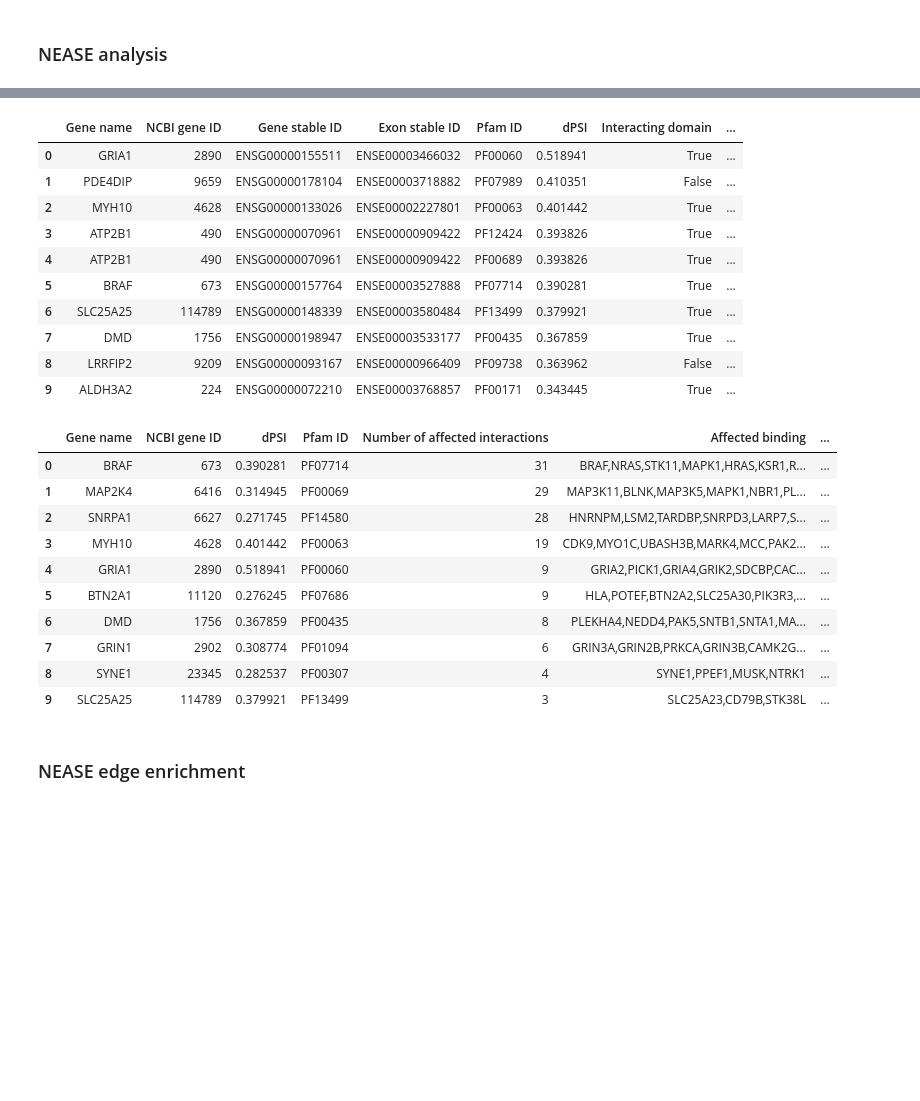
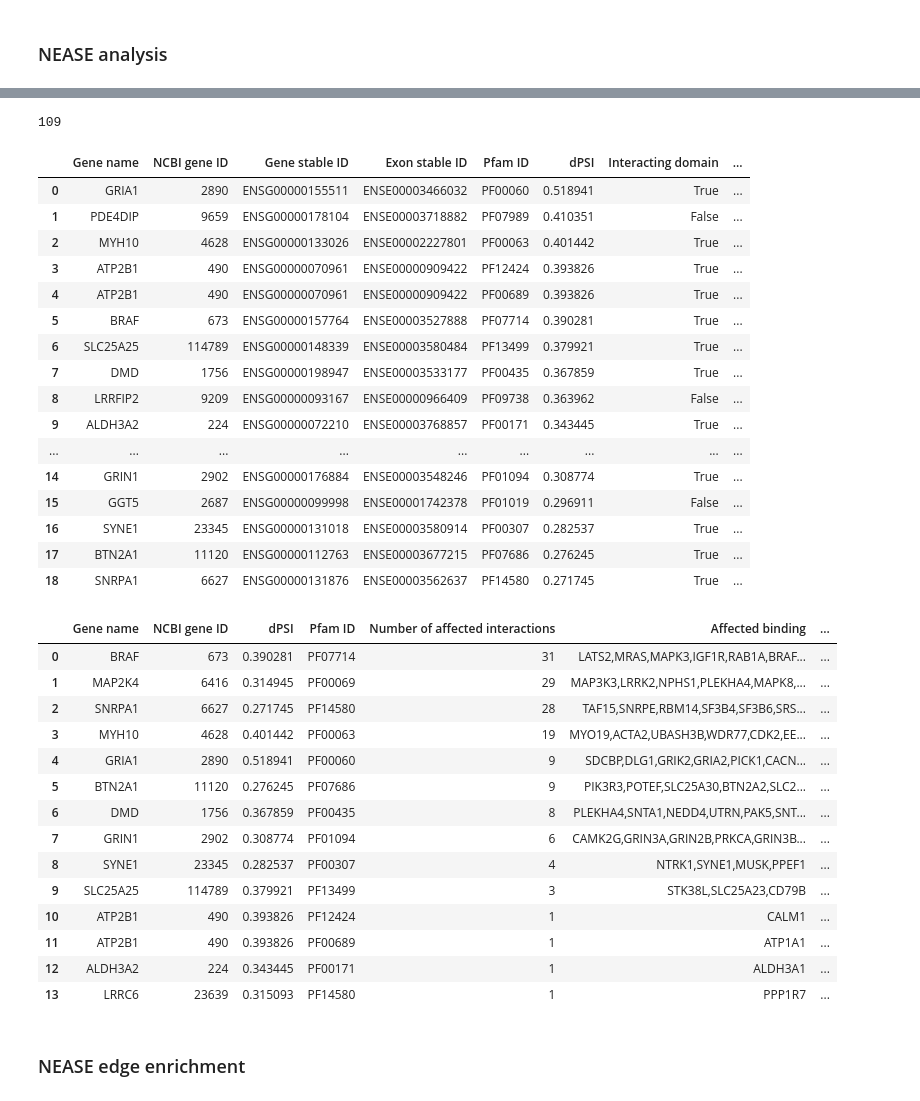
Before and after one commit to louadi/NEASE-tutorials, a Jupyter notebook: MS.ipynb, the cells around one changed output, grey strips where cells are left out. Drawn from its saved outputs; the diff is of its cells as text; code cells hidden in the pictures; blank space fills up the shorter version.

```diff
--- a/MS.ipynb
+++ b/MS.ipynb
@@ -59,36 +66,50 @@ events.classic_enrich(gseapy_databases=['Reactome_2016']).head(10)
+# %%
+len(events.spliced_genes)
+# %% [output]
+109
 # %%
 # Get list of all protein domais affected by AS.
 # A link to DIGGER database for lost/gained domain and their binding.
 
-events.get_domains().head(10)
+events.get_domains()
 # %% [output]
 |  | Gene name | NCBI gene ID | Gene stable ID | Exon stable ID | Pfam ID | dPSI | Interacting domain | ... |
 | 0 | GRIA1 | 2890 | ENSG00000155511 | ENSE00003466032 | PF00060 | 0.518941 | True | ... |
 | 1 | PDE4DIP | 9659 | ENSG00000178104 | ENSE00003718882 | PF07989 | 0.410351 | False | ... |
 | 2 | MYH10 | 4628 | ENSG00000133026 | ENSE00002227801 | PF00063 | 0.401442 | True | ... |
 | 3 | ATP2B1 | 490 | ENSG00000070961 | ENSE00000909422 | PF12424 | 0.393826 | True | ... |
 | 4 | ATP2B1 | 490 | ENSG00000070961 | ENSE00000909422 | PF00689 | 0.393826 | True | ... |
 | 5 | BRAF | 673 | ENSG00000157764 | ENSE00003527888 | PF07714 | 0.390281 | True | ... |
 | 6 | SLC25A25 | 114789 | ENSG00000148339 | ENSE00003580484 | PF13499 | 0.379921 | True | ... |
 | 7 | DMD | 1756 | ENSG00000198947 | ENSE00003533177 | PF00435 | 0.367859 | True | ... |
 | 8 | LRRFIP2 | 9209 | ENSG00000093167 | ENSE00000966409 | PF09738 | 0.363962 | False | ... |
 | 9 | ALDH3A2 | 224 | ENSG00000072210 | ENSE00003768857 | PF00171 | 0.343445 | True | ... |
+| ... | ... | ... | ... | ... | ... | ... | ... | ... |
+| 14 | GRIN1 | 2902 | ENSG00000176884 | ENSE00003548246 | PF01094 | 0.308774 | True | ... |
+| 15 | GGT5 | 2687 | ENSG00000099998 | ENSE00001742378 | PF01019 | 0.296911 | False | ... |
+| 16 | SYNE1 | 23345 | ENSG00000131018 | ENSE00003580914 | PF00307 | 0.282537 | True | ... |
+| 17 | BTN2A1 | 11120 | ENSG00000112763 | ENSE00003677215 | PF07686 | 0.276245 | True | ... |
+| 18 | SNRPA1 | 6627 | ENSG00000131876 | ENSE00003562637 | PF14580 | 0.271745 | True | ... |
 # %%
 # List of affected interactions (domain binding)
 
-events.get_edges().head(10)
+events.get_edges()
 # %% [output]
 |  | Gene name | NCBI gene ID | dPSI | Pfam ID | Number of affected interactions | Affected binding | ... |
-| 0 | BRAF | 673 | 0.390281 | PF07714 | 31 | BRAF,NRAS,STK11,MAPK1,HRAS,KSR1,R... | ... |
-| 1 | MAP2K4 | 6416 | 0.314945 | PF00069 | 29 | MAP3K11,BLNK,MAP3K5,MAPK1,NBR1,PL... | ... |
-| 2 | SNRPA1 | 6627 | 0.271745 | PF14580 | 28 | HNRNPM,LSM2,TARDBP,SNRPD3,LARP7,S... | ... |
-| 3 | MYH10 | 4628 | 0.401442 | PF00063 | 19 | CDK9,MYO1C,UBASH3B,MARK4,MCC,PAK2... | ... |
-| 4 | GRIA1 | 2890 | 0.518941 | PF00060 | 9 | GRIA2,PICK1,GRIA4,GRIK2,SDCBP,CAC... | ... |
-| 5 | BTN2A1 | 11120 | 0.276245 | PF07686 | 9 | HLA,POTEF,BTN2A2,SLC25A30,PIK3R3,... | ... |
-| 6 | DMD | 1756 | 0.367859 | PF00435 | 8 | PLEKHA4,NEDD4,PAK5,SNTB1,SNTA1,MA... | ... |
-| 7 | GRIN1 | 2902 | 0.308774 | PF01094 | 6 | GRIN3A,GRIN2B,PRKCA,GRIN3B,CAMK2G... | ... |
-| 8 | SYNE1 | 23345 | 0.282537 | PF00307 | 4 | SYNE1,PPEF1,MUSK,NTRK1 | ... |
-| 9 | SLC25A25 | 114789 | 0.379921 | PF13499 | 3 | SLC25A23,CD79B,STK38L | ... |
+| 0 | BRAF | 673 | 0.390281 | PF07714 | 31 | LATS2,MRAS,MAPK3,IGF1R,RAB1A,BRAF... | ... |
+| 1 | MAP2K4 | 6416 | 0.314945 | PF00069 | 29 | MAP3K3,LRRK2,NPHS1,PLEKHA4,MAPK8,... | ... |
+| 2 | SNRPA1 | 6627 | 0.271745 | PF14580 | 28 | TAF15,SNRPE,RBM14,SF3B4,SF3B6,SRS... | ... |
+| 3 | MYH10 | 4628 | 0.401442 | PF00063 | 19 | MYO19,ACTA2,UBASH3B,WDR77,CDK2,EE... | ... |
+| 4 | GRIA1 | 2890 | 0.518941 | PF00060 | 9 | SDCBP,DLG1,GRIK2,GRIA2,PICK1,CACN... | ... |
+| 5 | BTN2A1 | 11120 | 0.276245 | PF07686 | 9 | PIK3R3,POTEF,SLC25A30,BTN2A2,SLC2... | ... |
+| 6 | DMD | 1756 | 0.367859 | PF00435 | 8 | PLEKHA4,SNTA1,NEDD4,UTRN,PAK5,SNT... | ... |
+| 7 | GRIN1 | 2902 | 0.308774 | PF01094 | 6 | CAMK2G,GRIN3A,GRIN2B,PRKCA,GRIN3B... | ... |
+| 8 | SYNE1 | 23345 | 0.282537 | PF00307 | 4 | NTRK1,SYNE1,MUSK,PPEF1 | ... |
+| 9 | SLC25A25 | 114789 | 0.379921 | PF13499 | 3 | STK38L,SLC25A23,CD79B | ... |
+| 10 | ATP2B1 | 490 | 0.393826 | PF12424 | 1 | CALM1 | ... |
+| 11 | ATP2B1 | 490 | 0.393826 | PF00689 | 1 | ATP1A1 | ... |
+| 12 | ALDH3A2 | 224 | 0.343445 | PF00171 | 1 | ALDH3A1 | ... |
+| 13 | LRRC6 | 23639 | 0.315093 | PF14580 | 1 | PPP1R7 | ... |
 # %% [markdown]
 ### NEASE edge enrichment
 # %%
```
Also changed, not shown: parts of 8 cells of this notebook, 4 other files.
